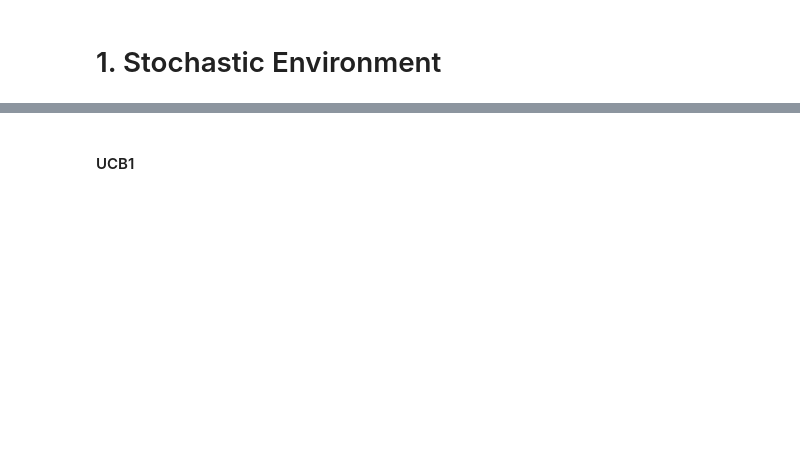
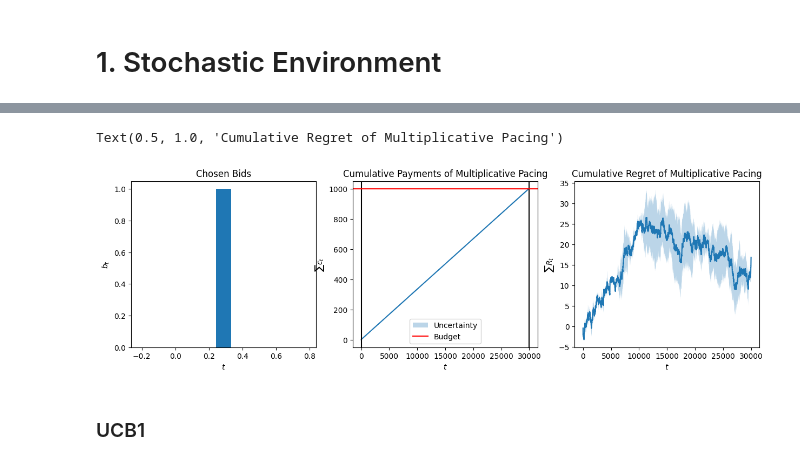
Before and after one commit to tommaso1giordano/OLAProject, a Jupyter notebook: project.ipynb, the cells around one changed output, grey strips where cells are left out. Saved outputs shown, nothing was run; the diff lists cells and outputs as text; code cells hidden in the pictures; blank space fills up the shorter version.

```diff
--- a/project.ipynb
+++ b/project.ipynb
@@ -352,2 +527,53 @@ plt.show()
+# %%
+my_bids = np.array(my_bids_per_trial)
+my_cum_payments = np.array(my_cum_payments)
+my_regret = np.array(my_regret)
+# %%
+my_bids_avg = np.mean(my_bids, axis=0)
+my_bids_std = np.std(my_bids, axis=0)
+
+my_cum_payments_avg = np.mean(my_cum_payments, axis=0)
+my_cum_payments_std = np.std(my_cum_payments, axis=0)
+
+my_regret_avg = np.mean(my_regret, axis=0)
+my_regret_std = np.std(my_regret, axis=0)
+
+b = my_regret_avg
+# %%
+fig, axs = plt.subplots(nrows=1, ncols=3, figsize=(15, 4))
+axs = axs.ravel()
+
+axs[0].hist(my_bids_avg, bins=K)
+# Find out how to plot std of bins
+axs[0].set_xlabel('$t$')
+axs[0].set_ylabel('$b_t$')
+axs[0].set_title('Chosen Bids')
+
+axs[1].plot(my_cum_payments_avg)
+axs[1].fill_between(np.arange(T),
+                my_cum_payments_avg - my_cum_payments_std/np.sqrt(n_trials),
+                my_cum_payments_avg + my_cum_payments_std/np.sqrt(n_trials),
+                alpha=0.3,
+                label='Uncertainty')
+axs[1].axvline(0, color="black")
+axs[1].axvline(T, color="black")
+axs[1].set_xlabel('$t$')
+axs[1].set_ylabel('$\sum c_t$')
+axs[1].axhline(budget, color='red', label='Budget')
+axs[1].legend()
+axs[1].set_title('Cumulative Payments of Multiplicative Pacing')
+
+axs[2].plot(my_regret_avg)
+axs[2].fill_between(np.arange(T),
+                my_regret_avg - my_regret_std/np.sqrt(n_trials),
+                my_regret_avg + my_regret_std/np.sqrt(n_trials),
+                alpha=0.3,
+                label='Uncertainty')
+axs[2].set_xlabel('$t$')
+axs[2].set_ylabel('$\sum R_t$')
+axs[2].set_title('Cumulative Regret of Multiplicative Pacing')
+# %% [output]
+Text(0.5, 1.0, 'Cumulative Regret of Multiplicative Pacing')
+[figure, added]
 # %% [markdown]
-#### UCB1
+### UCB1
```
Also changed, not shown: parts of 32 cells of this notebook.
